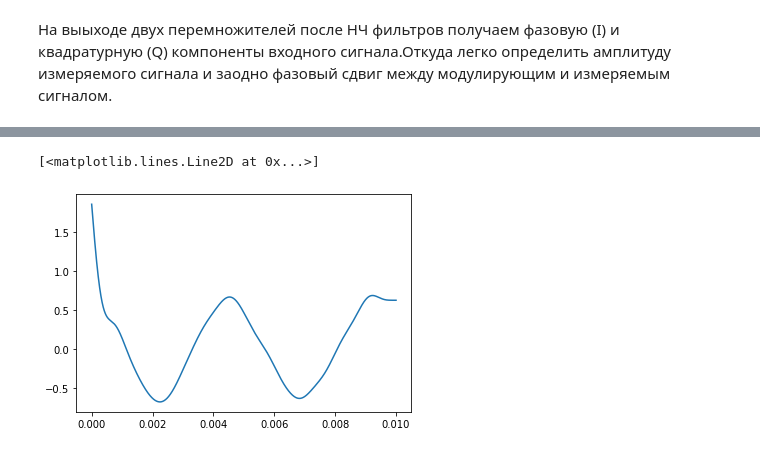
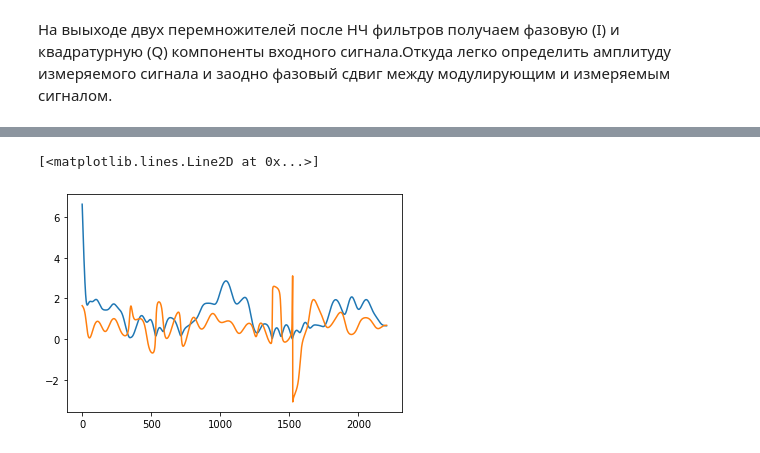
Before and after one commit to bakulev/jupyter_test, a Jupyter notebook: lock-in-demo.ipynb, the cells around one changed output, grey strips where cells are left out. Cells and saved outputs as stored; diff of their text form; code cells hidden in the pictures.

```diff
--- a/lock-in-demo.ipynb
+++ b/lock-in-demo.ipynb
@@ -119,9 +120,8 @@ plt.plot(t, output, label='filtered')
-# %%
-phi = np.arctan2(mult, mult_quad)
-#plt.plot(phi)
-b, a = signal.butter(5, w, 'low')
-output = signal.filtfilt(b, a, phi)
-plt.plot(t, output, label='filtered')
-# %% [output]
-[<matplotlib.lines.Line2D at 0x...>]
-[figure, removed]
+# %%
+r = np.sqrt(mult_filt * mult_filt + mult_quad_filt * mult_quad_filt)
+plt.plot(r)
+phi = np.arctan2(mult_quad_filt, mult_filt)
+plt.plot(phi)
+# %% [output]
+[<matplotlib.lines.Line2D at 0x...>]
+[figure, added]
```
Also changed, not shown: parts of 7 cells of this notebook.
